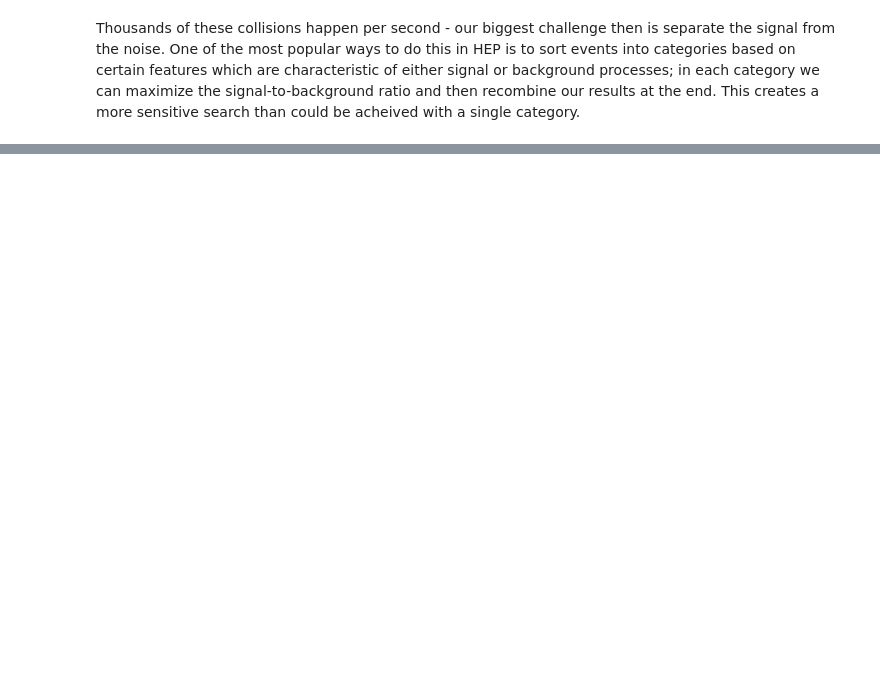
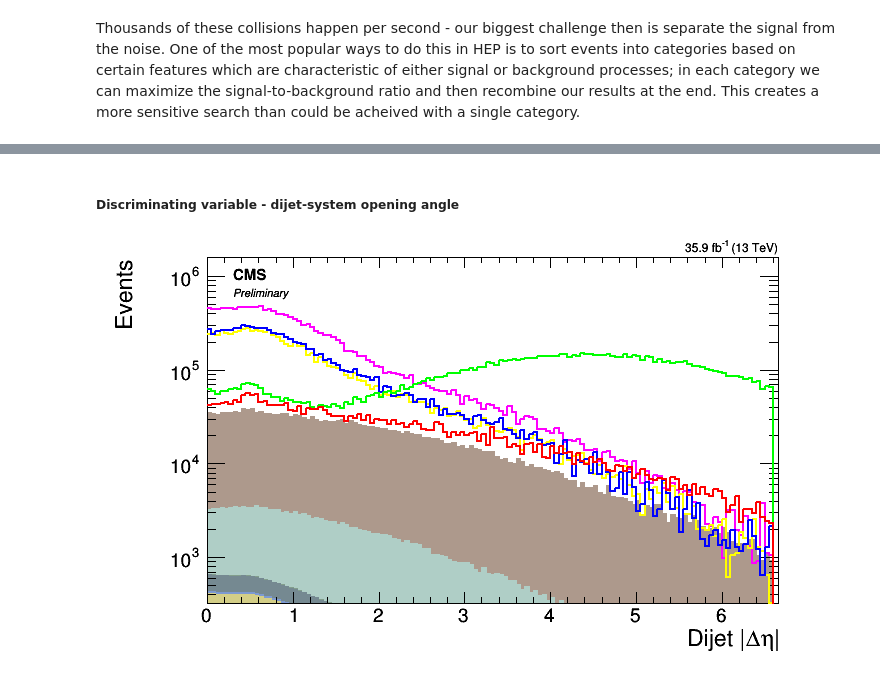
Before and after one commit to ektylr/Nov17Examples, a Jupyter notebook: Nov17_full.ipynb, the cells around one changed output, grey strips where cells are left out. Saved outputs shown, nothing was run; the diff lists cells and outputs as text; code cells hidden in the pictures; blank space fills up the shorter version.

```diff
--- a/Nov17_full.ipynb
+++ b/Nov17_full.ipynb
@@ -19,0 +304,40 @@ Thousands of these collisions happen per second - our biggest challenge then is
+# %% [markdown]
+##### Discriminating variable - dijet-system opening angle
+# %%
+varname = 'hDiJetDeltaEta'
+xtitle = 'Dijet |#Delta#eta|'
+
+# create canvas
+canv3 = ROOT.TCanvas(varname,varname,c_width,c_height)
+canv3.cd()
+
+# stack backgrounds
+stack3 = ROOT.THStack('stack','stack')
+for d in reversed(bkg_list):
+    stack3.Add(hists[d][varname])
+
+stack3.Draw('hist')
+stack3.GetXaxis().SetTitle(xtitle)
+stack3.GetYaxis().SetTitle('Events')
+stack3.GetYaxis().SetLabelSize(0.05)
+stack3.SetMaximum(1000000.)
+stack3.GetXaxis().SetRangeUser(0.,10.)
+
+# draw signals
+for d in reversed(sig_list):
+    hists[d][varname].Draw('hist same')
+
+# cms styling
+period_int = 4
+lumipos = 11
+CMS_lumi.writeExtraText = True
+CMS_lumi.extraText = 'Preliminary'
+CMS_lumi.lumi_13TeV = '%0.1f fb^{-1}' % (float(lumi)/1000.)
+if lumi < 1000:
+    CMS_lumi.lumi_13TeV = '%0.1f pb^{-1}' % (float(lumi))
+CMS_lumi.CMS_lumi(canv3,period_int,lumipos)
+
+canv3.SetLogy()
+canv3.Draw()
+# %% [output]
+[figure, added]
```
Also changed, not shown: parts of 13 cells of this notebook.
